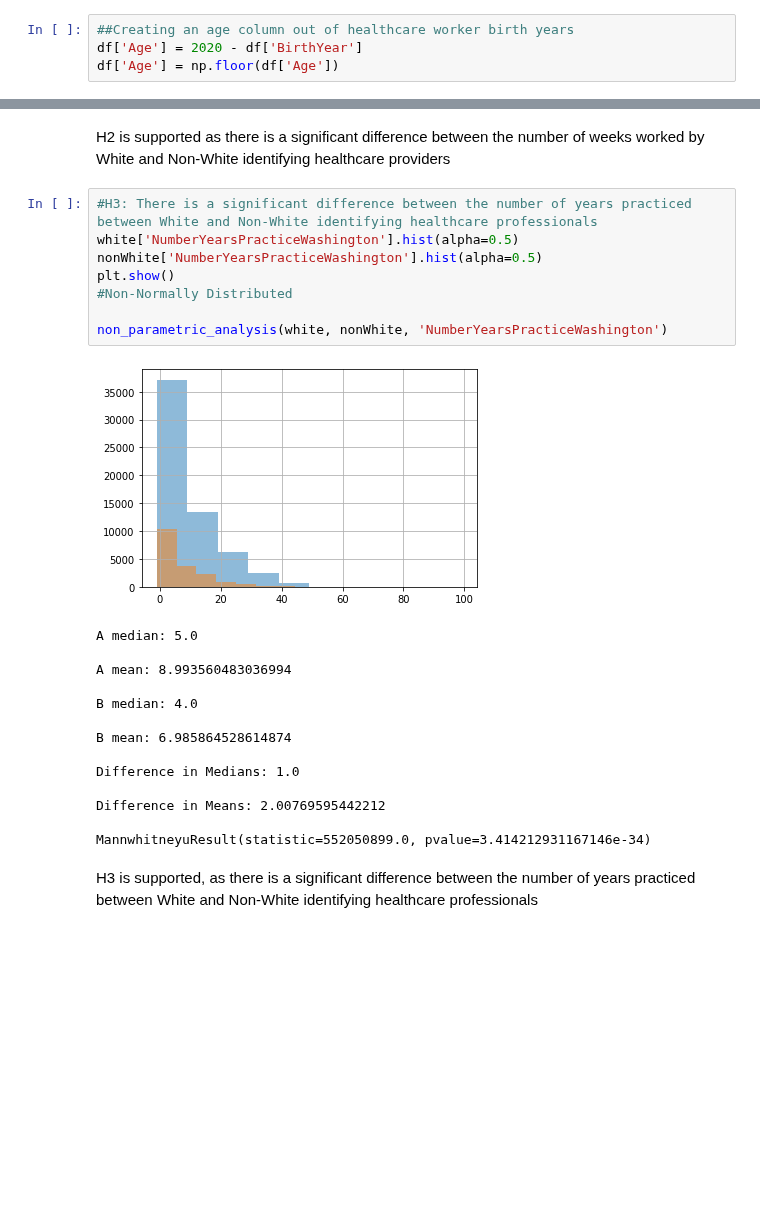
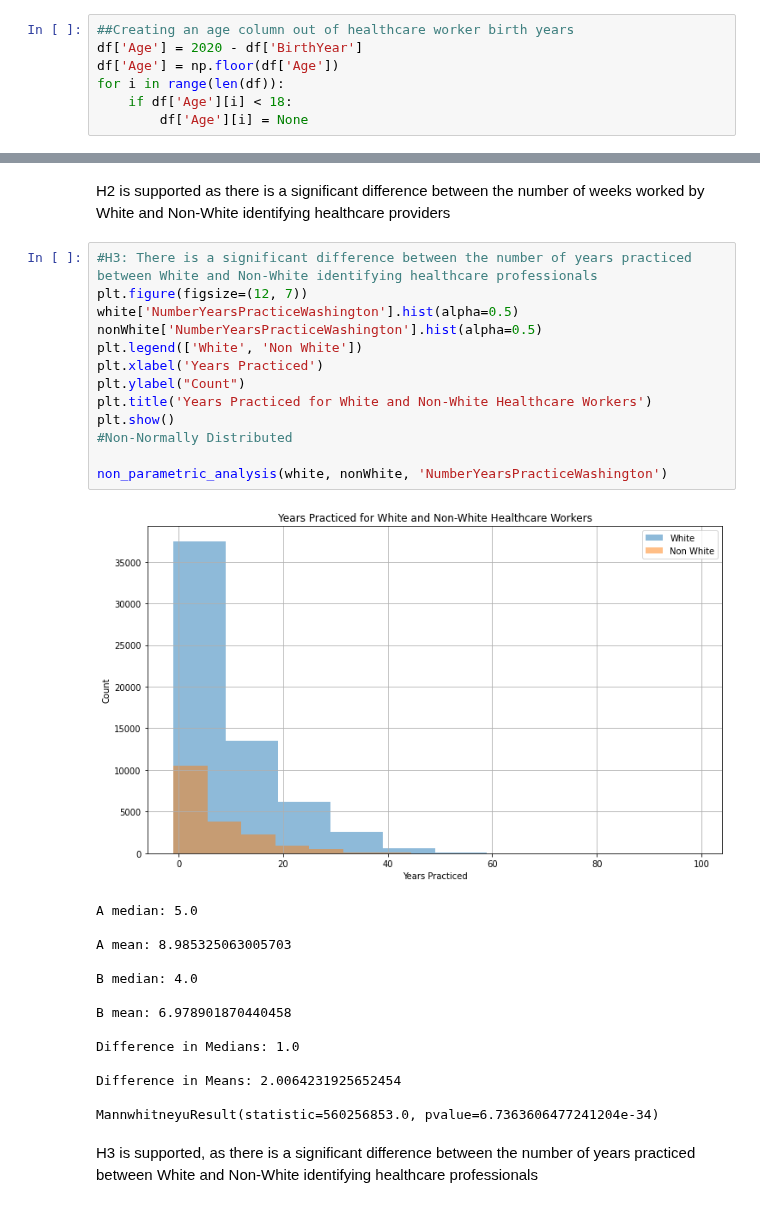
Before and after one commit to luminarian/thinkful-capstone-1, a Jupyter notebook: capstone.ipynb, the cells around one changed output, grey strips where cells are left out. Drawn from its saved outputs; the diff is of its cells as text; blank space fills up the shorter version.

```diff
--- a/capstone.ipynb
+++ b/capstone.ipynb
@@ -23,6 +23,9 @@ import statsmodels.api
 ##Creating an age column out of healthcare worker birth years
 df['Age'] = 2020 - df['BirthYear']
 df['Age'] = np.floor(df['Age'])
+for i in range(len(df)):
+    if df['Age'][i] < 18:
+        df['Age'][i] = None
 # %%
 ##Identifying different racial and ethnic groups
 print(df.Race.unique())
@@ -216,27 +251,32 @@ MannwhitneyuResult(statistic=566100095.5, pvalue=2.5271708999475345e-13)
 H2 is supported as there is a significant difference between the number of weeks worked by White and Non-White identifying healthcare providers
 # %%
 #H3: There is a significant difference between the number of years practiced between White and Non-White identifying healthcare professionals
+plt.figure(figsize=(12, 7))
 white['NumberYearsPracticeWashington'].hist(alpha=0.5)
 nonWhite['NumberYearsPracticeWashington'].hist(alpha=0.5)
+plt.legend(['White', 'Non White'])
+plt.xlabel('Years Practiced')
+plt.ylabel("Count")
+plt.title('Years Practiced for White and Non-White Healthcare Workers')
 plt.show()
 #Non-Normally Distributed
 
 non_parametric_analysis(white, nonWhite, 'NumberYearsPracticeWashington')
 # %% [output]
-[figure, old version]
+[figure, new version]
 A median: 5.0
 
-A mean: 8.993560483036994
+A mean: 8.985325063005703
 
 B median: 4.0
 
-B mean: 6.985864528614874
+B mean: 6.978901870440458
 
 Difference in Medians: 1.0
 
-Difference in Means: 2.00769595442212
+Difference in Means: 2.0064231925652454
 
-MannwhitneyuResult(statistic=552050899.0, pvalue=3.414212931167146e-34)
+MannwhitneyuResult(statistic=560256853.0, pvalue=6.7363606477241204e-34)
 # %% [markdown]
 H3 is supported, as there is a significant difference between the number of years practiced between White and Non-White identifying healthcare professionals
 # %%
```
Also changed, not shown: parts of 12 cells of this notebook, 7 other files.
